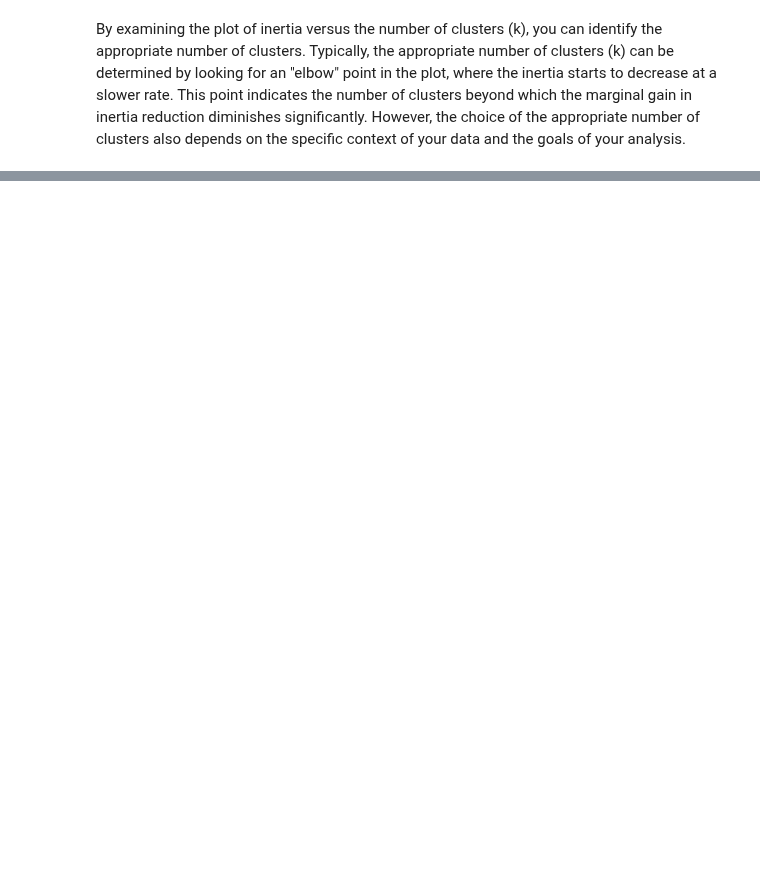
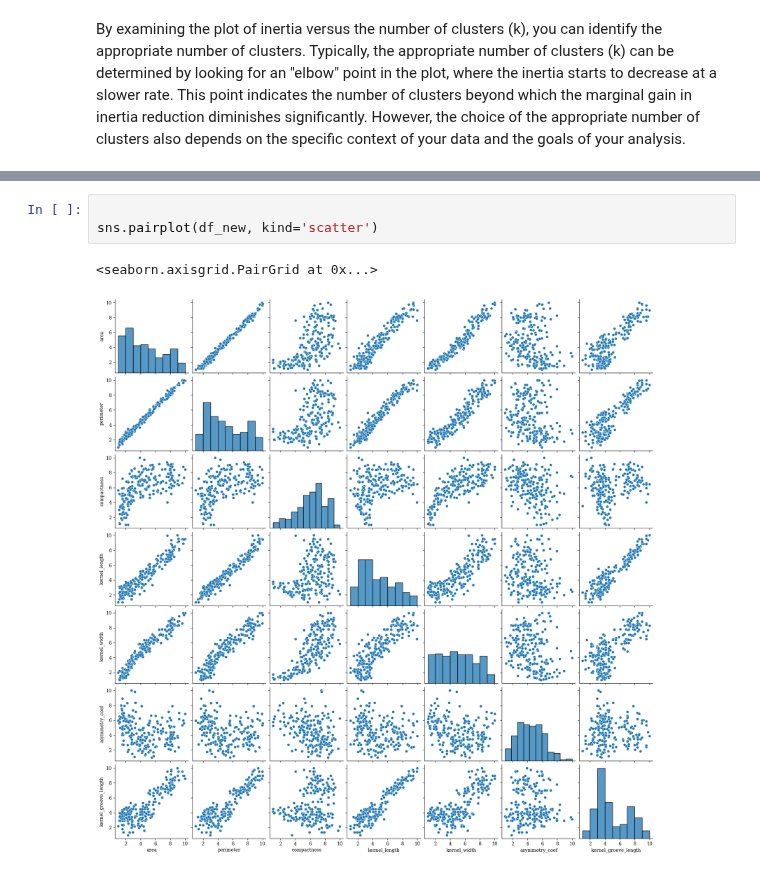
Before and after one commit to idalinnakallio/DAT565, a Jupyter notebook: Assignment 5/Assignment5.ipynb, the cells around one changed output, grey strips where cells are left out. Drawn from its saved outputs; the diff is of its cells as text; blank space fills up the shorter version.

```diff
--- a/Assignment 5/Assignment5.ipynb
+++ b/Assignment 5/Assignment5.ipynb
@@ -125,0 +139,6 @@ By examining the plot of inertia versus the number of clusters (k), you can iden
+# %%
+
+sns.pairplot(df_new, kind='scatter')
+# %% [output]
+<seaborn.axisgrid.PairGrid at 0x...>
+[figure, added]
```
Also changed, not shown: parts of 4 cells of this notebook, 1 other file.
